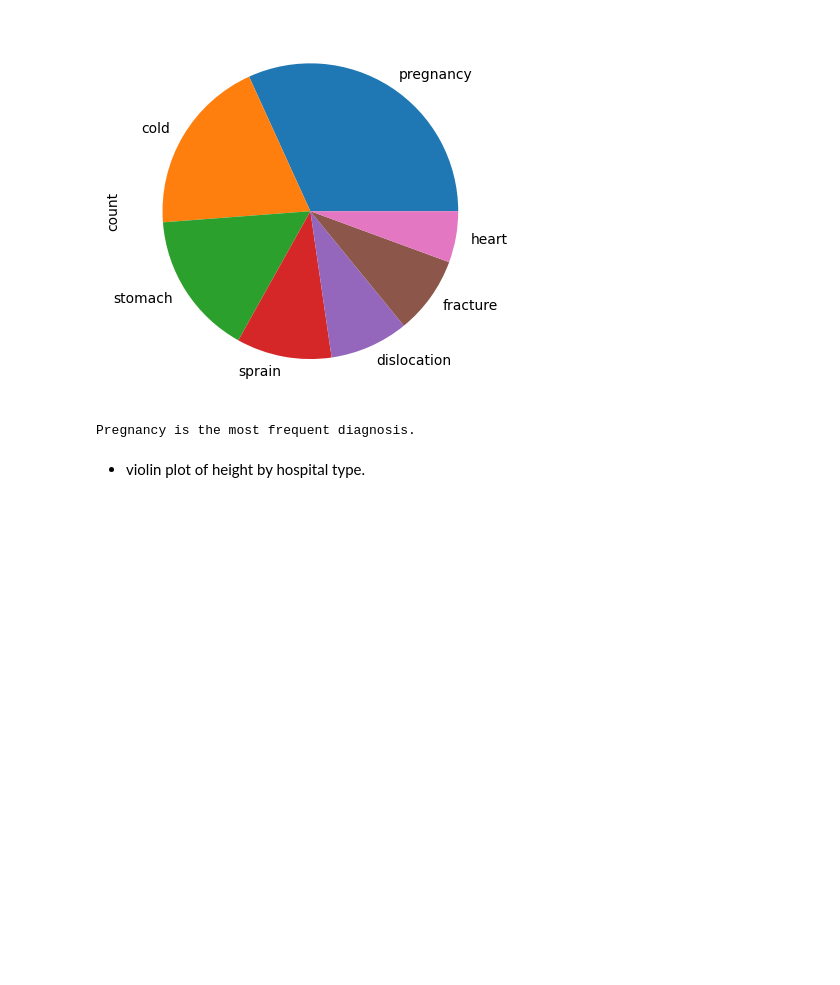
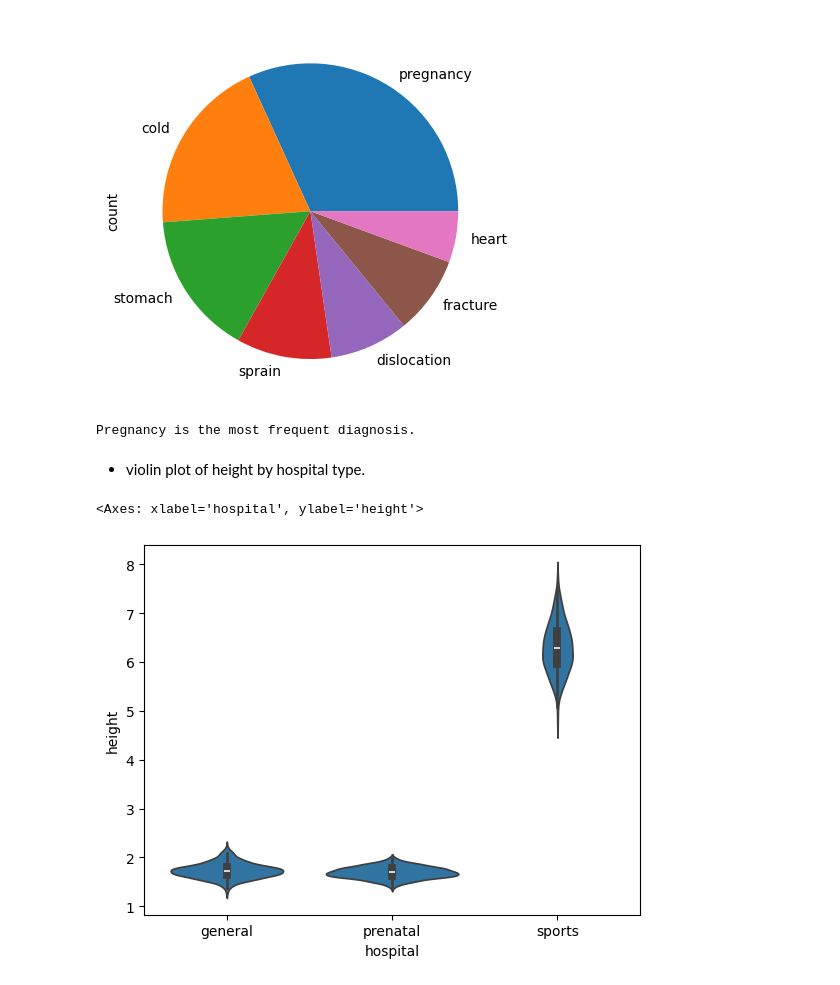
Before and after one commit to L-Fandangle042/HospitalDataExp, a Jupyter notebook: hospitals copy.ipynb, the cells around one changed output. Drawn from its saved outputs; the diff is of its cells as text; code cells hidden in the pictures; blank space fills up the shorter version.

Commit message:
Notebook plots added and complete

```diff
--- a/hospitals copy.ipynb
+++ b/hospitals copy.ipynb
@@ -290,3 +290,8 @@ print("Pregnancy is the most frequent diagnosis.")
 Pregnancy is the most frequent diagnosis.
 # %% [markdown]
 - violin plot of height by hospital type.
+# %%
+sns.violinplot(data=df, x ="hospital", y ="height")
+# %% [output]
+<Axes: xlabel='hospital', ylabel='height'>
+[figure, added]
```
